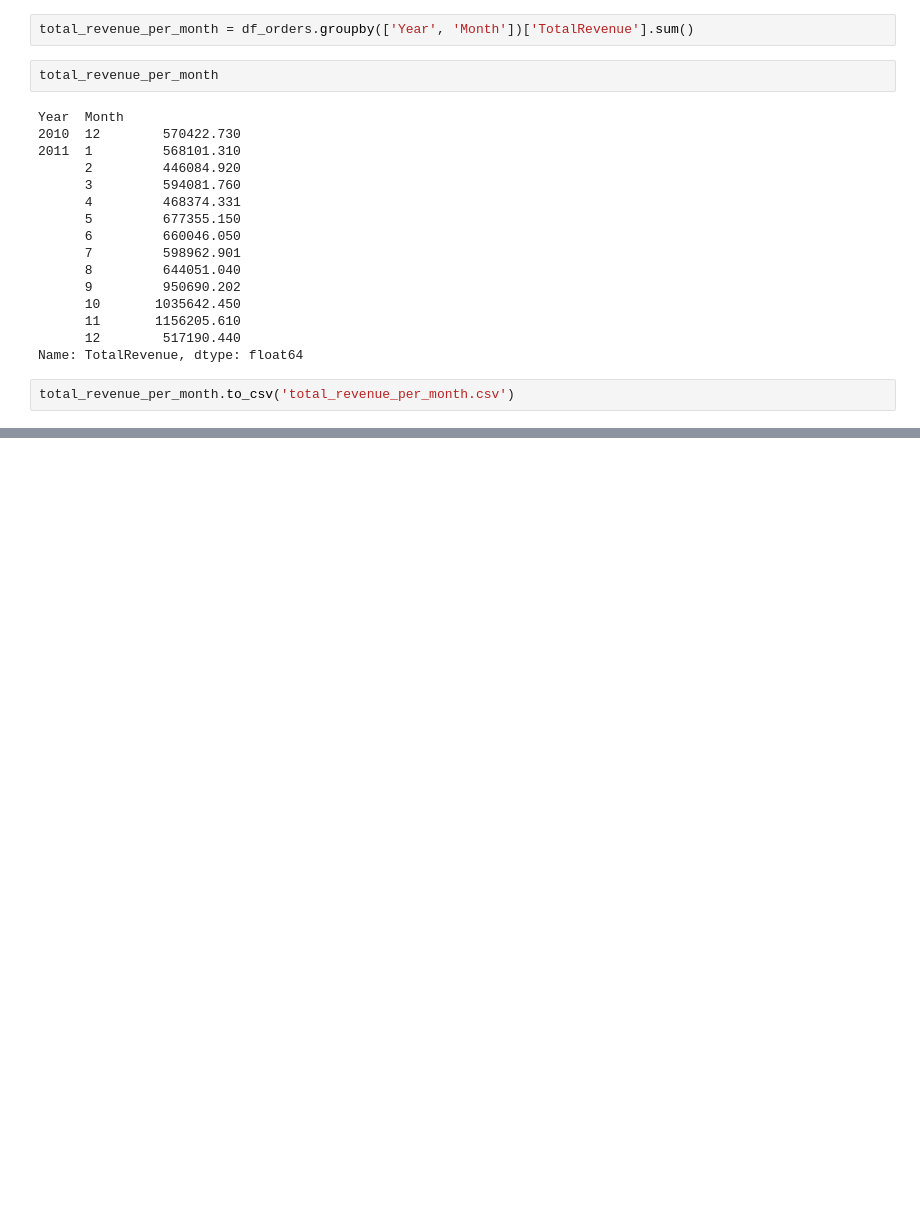
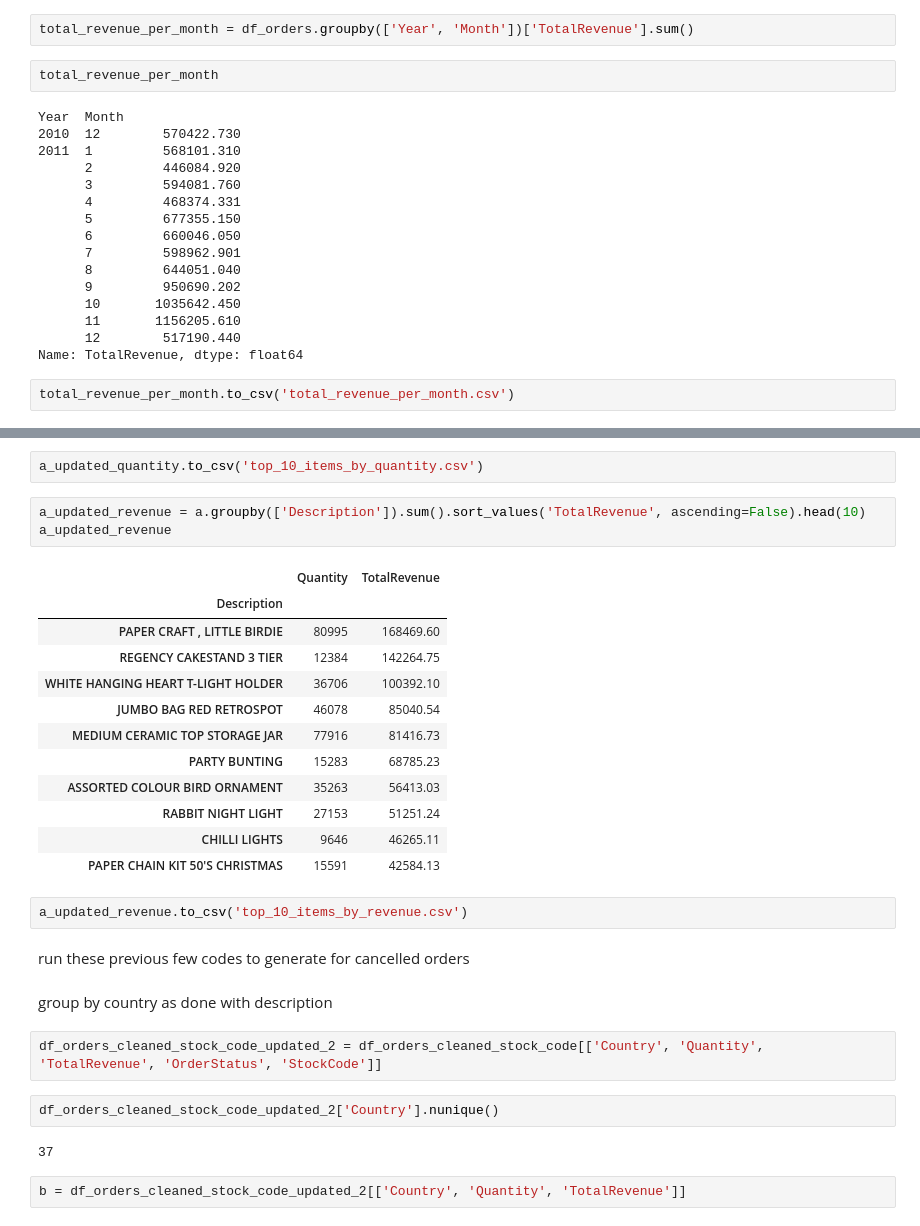
Before and after one commit to rajdeepmondal1/customer-segmentation, a Jupyter notebook: Customer_Segmentation_Arpan_+_Rajdeep.ipynb, the cells around one changed output, grey strips where cells are left out. Cells and saved outputs as stored; diff of their text form; blank space fills up the shorter version.

```diff
--- a/Customer_Segmentation_Arpan_+_Rajdeep.ipynb
+++ b/Customer_Segmentation_Arpan_+_Rajdeep.ipynb
@@ -402,0 +491,32 @@ total_revenue_per_month.to_csv('total_revenue_per_month.csv')
+# %%
+a_updated_quantity.to_csv('top_10_items_by_quantity.csv')
+# %%
+a_updated_revenue = a.groupby(['Description']).sum().sort_values('TotalRevenue', ascending=False).head(10)
+a_updated_revenue
+# %% [output]
+|  | Quantity | TotalRevenue |
+| Description |  |  |
+| PAPER CRAFT , LITTLE BIRDIE | 80995 | 168469.60 |
+| REGENCY CAKESTAND 3 TIER | 12384 | 142264.75 |
+| WHITE HANGING HEART T-LIGHT HOLDER | 36706 | 100392.10 |
+| JUMBO BAG RED RETROSPOT | 46078 | 85040.54 |
+| MEDIUM CERAMIC TOP STORAGE JAR | 77916 | 81416.73 |
+| PARTY BUNTING | 15283 | 68785.23 |
+| ASSORTED COLOUR BIRD ORNAMENT | 35263 | 56413.03 |
+| RABBIT NIGHT LIGHT | 27153 | 51251.24 |
+| CHILLI LIGHTS | 9646 | 46265.11 |
+| PAPER CHAIN KIT 50'S CHRISTMAS | 15591 | 42584.13 |
+# %%
+a_updated_revenue.to_csv('top_10_items_by_revenue.csv')
+# %% [markdown]
+run these previous few codes to generate for cancelled orders
+# %% [markdown]
+group by country as done with description
+# %%
+df_orders_cleaned_stock_code_updated_2 = df_orders_cleaned_stock_code[['Country', 'Quantity', 'TotalRevenue', 'OrderStatus', 'StockCode']]
+# %%
+df_orders_cleaned_stock_code_updated_2['Country'].nunique()
+# %% [output]
+37
+# %%
+b = df_orders_cleaned_stock_code_updated_2[['Country', 'Quantity', 'TotalRevenue']]
```
Also changed, not shown: parts of 19 cells of this notebook.
